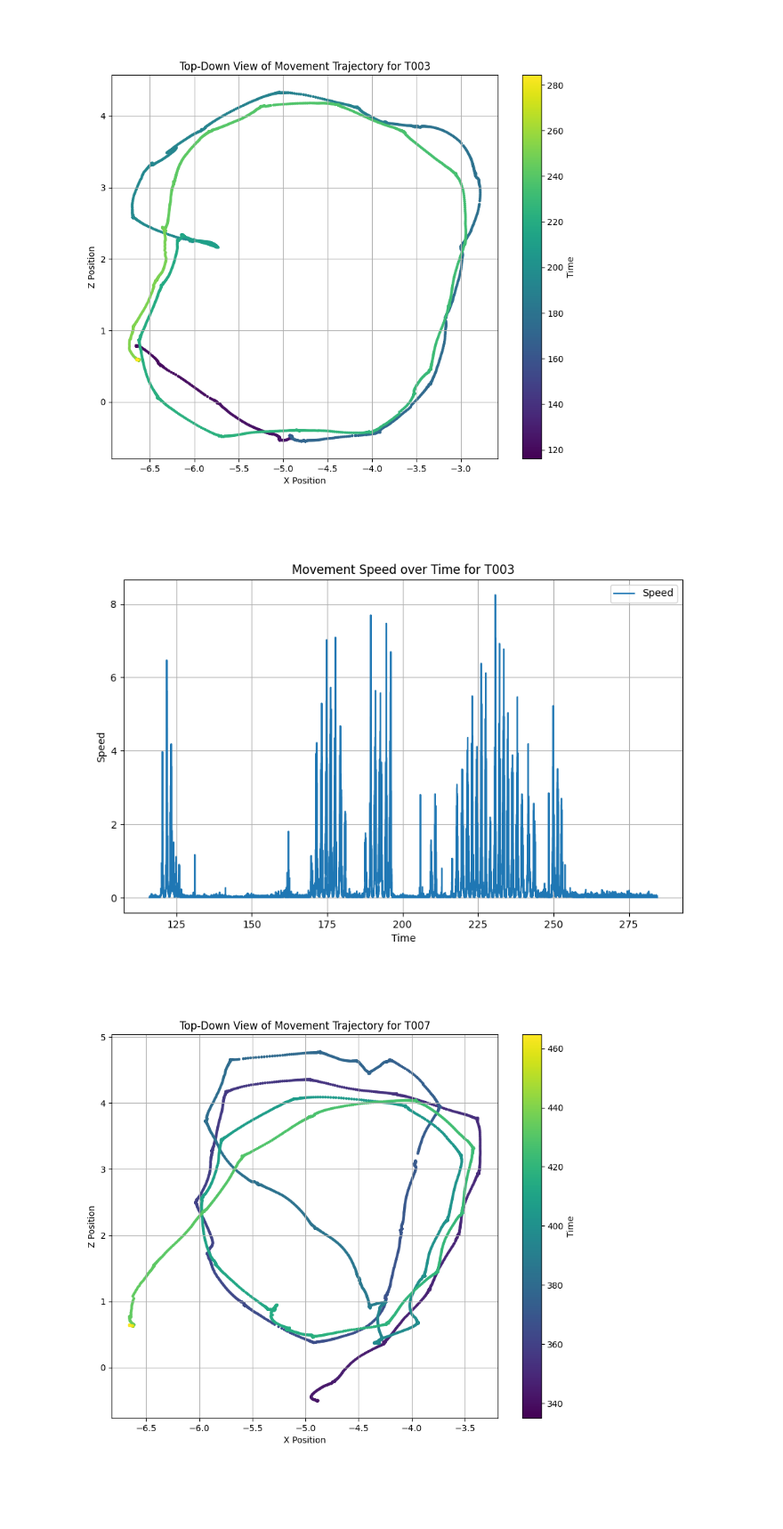
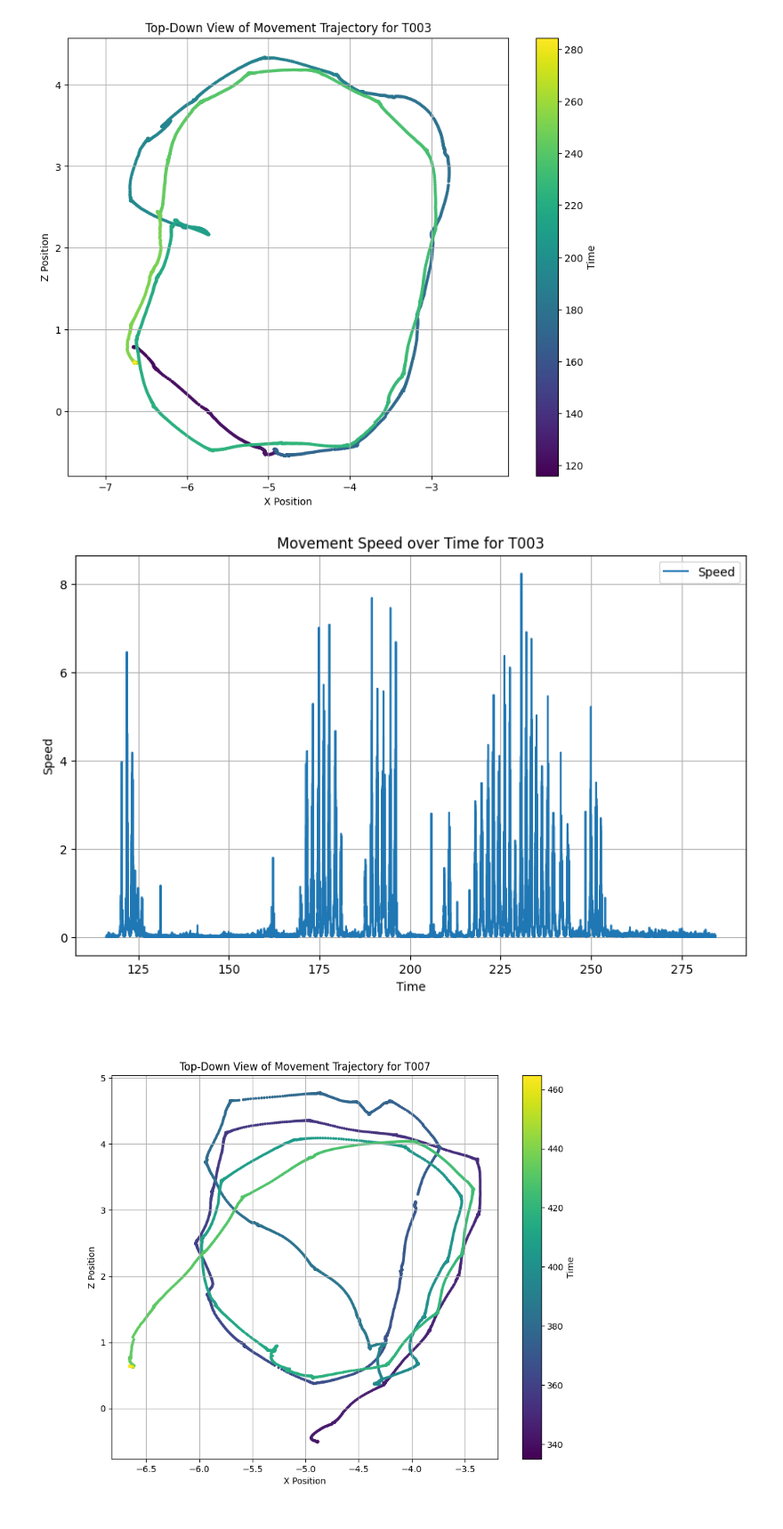
Before and after one commit to mohnfeld/analysis, a Jupyter notebook: vr_analysis.ipynb, the cells around one changed output. Shown at 89% size. Cells and saved outputs as stored; diff of their text form; code cells hidden in the pictures; blank space fills up the shorter version.

```diff
--- a/vr_analysis.ipynb
+++ b/vr_analysis.ipynb
@@ -47,38 +47,39 @@ def plot_movement_trajectory_with_speed(file_path):
     time = movement_data['time']
 
     # Calculate distances between consecutive points
     distances = np.sqrt(np.diff(pos_x)**2 + np.diff(pos_y)**2 + np.diff(pos_z)**2)
 
     # Calculate time differences between consecutive points
     time_diff = np.diff(time)
 
     # Calculate speed (distance / time)
     speed = distances / time_diff
 
     # Plot the top-down view of the movement trajectory with trail effect
     plt.figure(figsize=(10, 8))
     plt.scatter(pos_x, pos_z, c=time, cmap='viridis', s=5)
     plt.xlabel('X Position')
     plt.ylabel('Z Position')
     plt.title(f'Top-Down View of Movement Trajectory for {trial_no}')
     plt.colorbar(label='Time')
     plt.grid(True)
+    plt.axis('equal')
     plt.show()
 
     # Plot the speed over time
     plt.figure(figsize=(10, 6))
     plt.plot(time[:-1], speed, label='Speed')
     plt.xlabel('Time')
     plt.ylabel('Speed')
     plt.title(f'Movement Speed over Time for {trial_no}')
     plt.legend()
     plt.grid(True)
     plt.show()
+
+plot_movement_trajectory_with_speed(r'C:\Users\lal\Documents\tez\analysis\vr\vrtracking\trackerR_movement_T003.csv')
+# %% [output]
+[figure, added]
+[figure, added]
-# %%
-plot_movement_trajectory_with_speed(r'C:\Users\lal\Documents\tez\analysis\vr\vrtracking\trackerR_movement_T003.csv')
-# %% [output]
-[figure, removed]
-[figure, removed]
 # %%
 plot_movement_trajectory_with_speed(r'C:\Users\lal\Documents\tez\analysis\vr\vrtracking\trackerR_movement_T007.csv')
 # %% [output]
```
Also changed, not shown: parts of 1 cell of this notebook, 3 other files.
